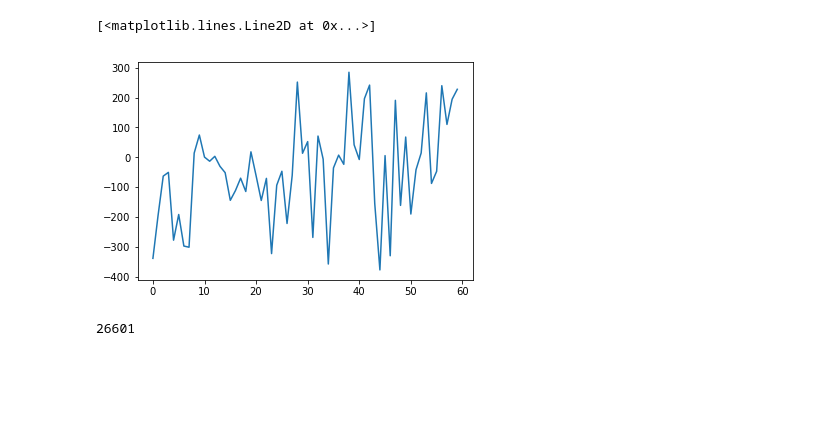
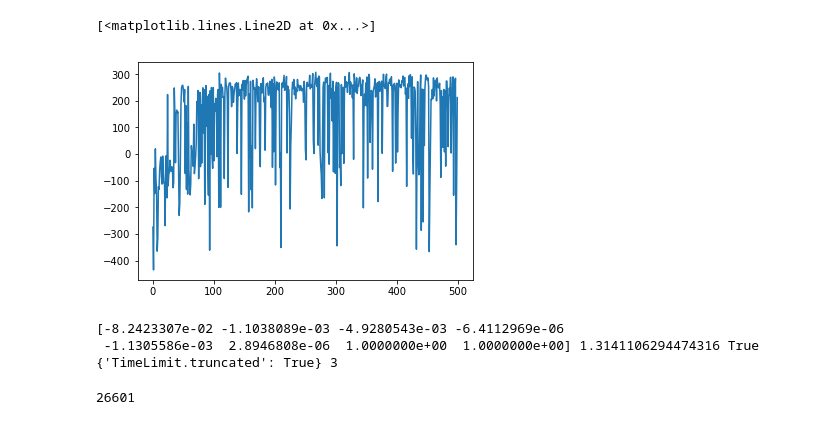
Before and after one commit to gowen100/Machine-Learning, a Jupyter notebook: Main.ipynb, the cells around one changed output. Saved outputs shown, nothing was run; the diff lists cells and outputs as text; code cells hidden in the pictures; blank space fills up the shorter version.

```diff
--- a/Main.ipynb
+++ b/Main.ipynb
@@ -97,8 +97,8 @@ tf.compat.v1.disable_eager_execution()
 
 env = gym.make('LunarLander-v2')
 lr = 0.001
-n_games = 60
-report_every = 10
+n_games = 500
+report_every = 50
 filename = 'dqn_model_Latest.h5'
 
 agent = Agent(gamma=0.99,
@@ -114,6 +114,7 @@ scores = []
 eps_history = []
 num_loops =0
 
+print("\n---------- Running ! ----------\n")
 for i in range(n_games):
     done = False
     score = 0
@@ -132,7 +133,7 @@ for i in range(n_games):
         avg_score = np.mean(scores[-report_every:])
         print('game: {} last {} average score {:.2f} epsilon {:.2f} at {} after {} loops'.format(i+1,report_every,avg_score, agent.epsilon,time.strftime('%X'),num_loops))
 
-print("\n----------Finished !----------")
+print("\n---------- Finished ! ----------\n")
 print("Buffer contains {} rows".format(agent.buffer.mem_cntr))
 agent.save_model()
 
@@ -152,5 +160,5 @@ Buffer contains 28354 rows
 [<matplotlib.lines.Line2D at 0x...>]
-[figure, old version]
+[figure, new version]
 # %%
 # lunar lander demo with trained model
 env = gym.make('LunarLander-v2')
@@ -164,5 +172,9 @@ while not done:
     score += reward
     agent.store_transition(observation, action, reward, observation_, done)
     observation = observation_
+print(observation_, reward, done, info,action)
 env.close()
+# %% [output]
+[-8.2423307e-02 -1.1038089e-03 -4.9280543e-03 -6.4112969e-06
+ -1.1305586e-03  2.8946808e-06  1.0000000e+00  1.0000000e+00] 1.3141106294474316 True {'TimeLimit.truncated': True} 3
 # %%
```
Also changed, not shown: parts of 2 cells of this notebook.
